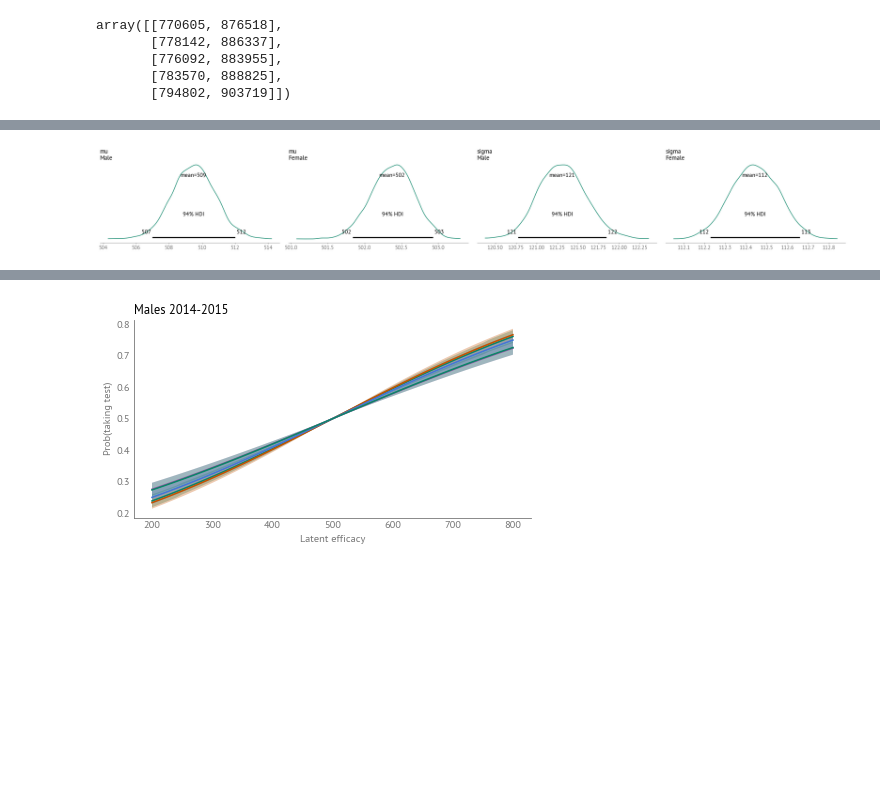
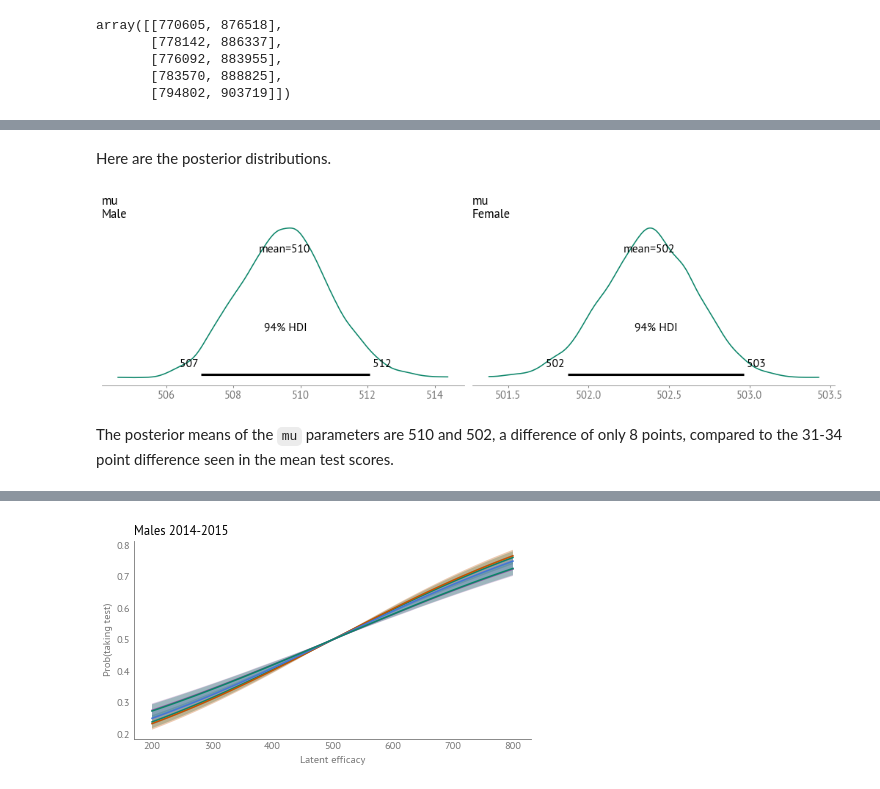
Before and after one commit to AllenDowney/SelectionSAT, a Jupyter notebook: selection_bias.ipynb, the cells around one changed output, grey strips where cells are left out. Saved outputs shown, nothing was run; the diff lists cells and outputs as text; code cells hidden in the pictures; blank space fills up the shorter version.

```diff
--- a/selection_bias.ipynb
+++ b/selection_bias.ipynb
@@ -507,8 +515,8 @@ def generate_with_pymc(
 # %%
-N_test=1_500_000
-true_mu=526
-true_sigma=124
-true_beta=0.018
+N_test = 800_000
+true_mu = 526
+true_sigma = 124
+true_beta = 0.018
 true_log_noise = log_noise
 
 prior_pred = generate_with_pymc(
@@ -517,6 +525,6 @@ prior_pred = generate_with_pymc(
 # %% [output]
 Sampling: [obs_bins]
 # %%
-counts_draw = np.asarray(prior_pred.prior["obs_bins"].values.squeeze(), dtype=int)
+counts_draw = prior_pred.prior["obs_bins"].values.squeeze()
 counts_draw
 # %% [output]
@@ -590,8 +625,8 @@ data.shape  # (n_years, n_sexes, n_scores)
 # %% [output]
 (5, 2, 61)
 # %%
-N_test_obs = data.sum(axis=2)
-N_test_obs
+N_test = data.sum(axis=2)
+N_test
 # %% [output]
 array([[770605, 876518],
        [778142, 886337],
@@ -609,27 +653,29 @@ coords = {
 with pm.Model(coords=coords) as model:
     # Data
     data_pt = pm.Data("data", data, dims=("year", "sex", "score"))
-    N_test_obs_pt = pm.Data("N_test_obs", N_test_obs, dims=("year", "sex"))
+    N_test_pt = pm.Data("N_test", N_test, dims=("year", "sex"))
 
     # Population distribution parameters per sex
     mu = pm.Normal("mu", mu=500, sigma=30, dims="sex")
     sigma = pm.Gamma("sigma", **sigma_params, dims="sex")
+
+    # Parameters of the selection functions
+    beta = pm.Gamma("beta", **beta_params, dims=["year", "sex"])
 
     # Base log-probability from the Normal distribution
     logp_vals = pm.logp(pm.Normal.dist(mu=mu[:, None], sigma=sigma[:, None]),
                         full_thetas[None, :])  # (sex, full_score)
 
     # Add year-level perturbation (zero-mean across full scores)
-    log_noise = pm.ZeroSumNormal("log_noise", sigma=0.05,
-                                 dims=["year", "full_score"])  # (year, full_score)
+    log_noise = pm.ZeroSumNormal("log_noise", sigma=0.05, dims=["year", "full_score"])
 
-    # Combine: logp_vals is (sex, full_score), broadcast to (year, sex, full_score)
-    perturbed_logp = logp_vals[None, :, :] + log_noise[:, None, :]
-    perturbed_logp -= perturbed_logp.mean(axis=-1, keepdims=True)
+    # Combine: logp_vals and log_noise broadcast to (year, sex, full_score)
+    perturbed_logp = (logp_vals[None, :, :] + log_noise[:, None, :] -
+                      log_noise[:, None, :].mean(axis=-1, keepdims=True))
 
-    # Convert to probabilities
+    # Convert to probabilities (year, sex, full_score)
     logp_normalizer = pm.math.logsumexp(perturbed_logp, axis=-1, keepdims=True)
-    pop_pdf = pm.Deterministic("pop_pdf", pm.math.exp(perturbed_logp - logp_normalizer))  # (year, sex, full_score)
+    pop_pdf = pm.Deterministic("pop_pdf", pm.math.exp(perturbed_logp - logp_normalizer))
 
     # Compute center_pdf and add tail masses
     left_mass = pop_pdf[:, :, left_mask].sum(axis=-1)    # (year, sex)
@@ -640,7 +686,6 @@ with pm.Model(coords=coords) as model:
     center_pdf = pt.set_subtensor(center_pdf[:, :, -1], center_pdf[:, :, -1] + right_mass)
 
     # Selection model
-    beta = pm.Gamma("beta", **beta_params, dims=["year", "sex"])
     logits = beta[:, :, None] * thetas_scaled[None, None, :]  # (year, sex, score)
     p_take = pm.Deterministic("p_take", pm.math.sigmoid(logits))
 
@@ -650,7 +695,8 @@ with pm.Model(coords=coords) as model:
     test_pdf = test_unnorm / test_unnorm.sum(axis=-1, keepdims=True)
 
     # Multinomial likelihood for score bins
-    pm.Multinomial("obs_bins", n=N_test_obs_pt, p=test_pdf, observed=data_pt, dims=["year", "sex", "score"])
+    pm.Multinomial("obs_bins", n=N_test_pt, p=test_pdf, observed=data_pt,
+                   dims=["year", "sex", "score"])
 # %%
 with model:
     idata = pm.sample(target_accept=0.95)
@@ -693,5 +741,9 @@ decorate()
+# %% [markdown]
+Here are the posterior distributions.
 # %%
-pm.plot_posterior(idata, var_names=['mu', 'sigma'])
+pm.plot_posterior(idata, var_names=['mu'])
 decorate()
 # %% [output]
-[figure, old version]
+[figure, new version]
+# %% [markdown]
+The posterior means of the `mu` parameters are 510 and 502, a difference of only 8 points, compared to the 31-34 point difference seen in the mean test scores.
```
Also changed, not shown: parts of 51 cells of this notebook.
